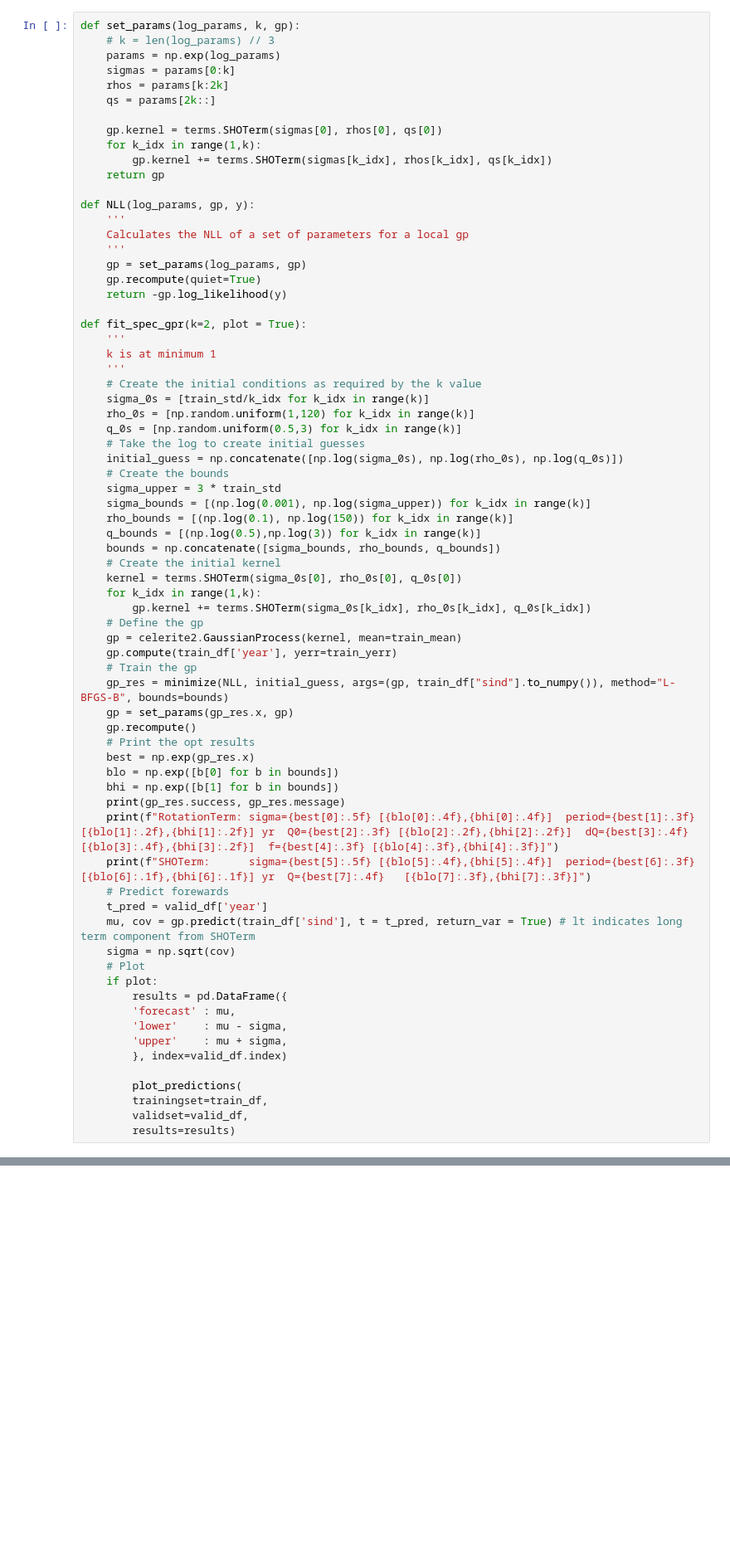
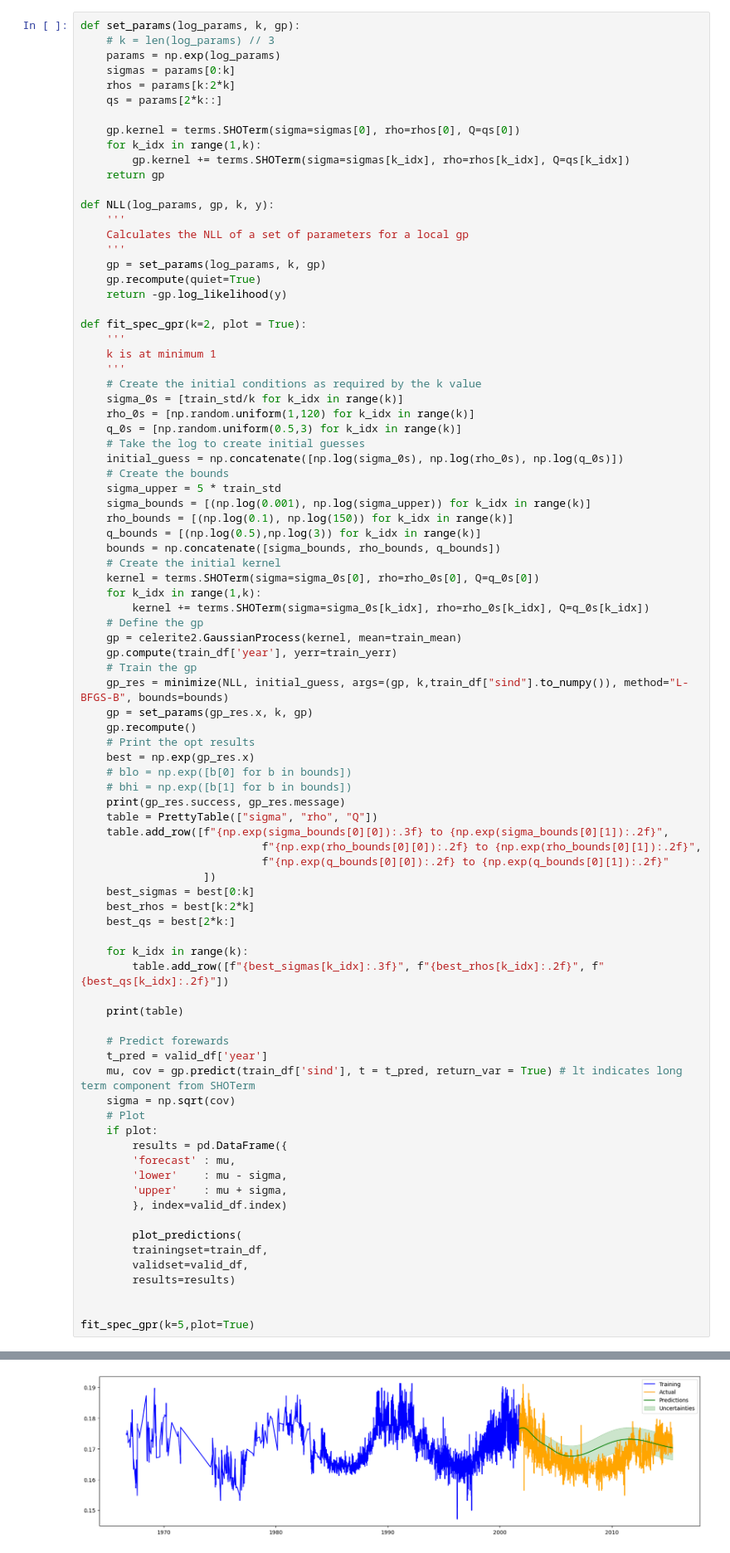
Before and after one commit to JoeyWee1/SolarCycleForecasting, a Jupyter notebook: GPR_Spectrum_Kernel.ipynb, the cells around one changed output, grey strips where cells are left out. Shown at 83% size. Saved outputs shown, nothing was run; the diff lists cells and outputs as text; blank space fills up the shorter version.

Commit message:
got the spectrum kernel working; now update such that the initial conds begin in different spaces

```diff
--- a/GPR_Spectrum_Kernel.ipynb
+++ b/GPR_Spectrum_Kernel.ipynb
@@ -63,19 +64,19 @@ def set_params(log_params, k, gp):
     # k = len(log_params) // 3
     params = np.exp(log_params)
     sigmas = params[0:k]
-    rhos = params[k:2k]
-    qs = params[2k::]
+    rhos = params[k:2*k]
+    qs = params[2*k::]
 
-    gp.kernel = terms.SHOTerm(sigmas[0], rhos[0], qs[0])
+    gp.kernel = terms.SHOTerm(sigma=sigmas[0], rho=rhos[0], Q=qs[0])
     for k_idx in range(1,k):
-        gp.kernel += terms.SHOTerm(sigmas[k_idx], rhos[k_idx], qs[k_idx])
+        gp.kernel += terms.SHOTerm(sigma=sigmas[k_idx], rho=rhos[k_idx], Q=qs[k_idx])
     return gp
 
-def NLL(log_params, gp, y):
+def NLL(log_params, gp, k, y):
     '''
     Calculates the NLL of a set of parameters for a local gp
     '''
-    gp = set_params(log_params, gp)
+    gp = set_params(log_params, k, gp)
     gp.recompute(quiet=True)
     return -gp.log_likelihood(y)
 
@@ -84,35 +85,47 @@ def fit_spec_gpr(k=2, plot = True):
     k is at minimum 1
     '''
     # Create the initial conditions as required by the k value
-    sigma_0s = [train_std/k_idx for k_idx in range(k)]
+    sigma_0s = [train_std/k for k_idx in range(k)]
     rho_0s = [np.random.uniform(1,120) for k_idx in range(k)]
     q_0s = [np.random.uniform(0.5,3) for k_idx in range(k)]
     # Take the log to create initial guesses
     initial_guess = np.concatenate([np.log(sigma_0s), np.log(rho_0s), np.log(q_0s)])
     # Create the bounds
-    sigma_upper = 3 * train_std
+    sigma_upper = 5 * train_std
     sigma_bounds = [(np.log(0.001), np.log(sigma_upper)) for k_idx in range(k)]
     rho_bounds = [(np.log(0.1), np.log(150)) for k_idx in range(k)]
     q_bounds = [(np.log(0.5),np.log(3)) for k_idx in range(k)]
     bounds = np.concatenate([sigma_bounds, rho_bounds, q_bounds])
     # Create the initial kernel
-    kernel = terms.SHOTerm(sigma_0s[0], rho_0s[0], q_0s[0])
+    kernel = terms.SHOTerm(sigma=sigma_0s[0], rho=rho_0s[0], Q=q_0s[0])
     for k_idx in range(1,k):
-        gp.kernel += terms.SHOTerm(sigma_0s[k_idx], rho_0s[k_idx], q_0s[k_idx])
+        kernel += terms.SHOTerm(sigma=sigma_0s[k_idx], rho=rho_0s[k_idx], Q=q_0s[k_idx])
     # Define the gp
     gp = celerite2.GaussianProcess(kernel, mean=train_mean)
     gp.compute(train_df['year'], yerr=train_yerr)
     # Train the gp
-    gp_res = minimize(NLL, initial_guess, args=(gp, train_df["sind"].to_numpy()), method="L-BFGS-B", bounds=bounds)
-    gp = set_params(gp_res.x, gp)
+    gp_res = minimize(NLL, initial_guess, args=(gp, k,train_df["sind"].to_numpy()), method="L-BFGS-B", bounds=bounds)
+    gp = set_params(gp_res.x, k, gp)
     gp.recompute()
     # Print the opt results
     best = np.exp(gp_res.x)
-    blo = np.exp([b[0] for b in bounds])
-    bhi = np.exp([b[1] for b in bounds])
+    # blo = np.exp([b[0] for b in bounds])
+    # bhi = np.exp([b[1] for b in bounds])
     print(gp_res.success, gp_res.message)
-    print(f"RotationTerm: sigma={best[0]:.5f} [{blo[0]:.4f},{bhi[0]:.4f}]  period={best[1]:.3f} [{blo[1]:.2f},{bhi[1]:.2f}] yr  Q0={best[2]:.3f} [{blo[2]:.2f},{bhi[2]:.2f}]  dQ={best[3]:.4f} [{blo[3]:.4f},{bhi[3]:.2f}]  f={best[4]:.3f} [{blo[4]:.3f},{bhi[4]:.3f}]")
-    print(f"SHOTerm:      sigma={best[5]:.5f} [{blo[5]:.4f},{bhi[5]:.4f}]  period={best[6]:.3f} [{blo[6]:.1f},{bhi[6]:.1f}] yr  Q={best[7]:.4f}   [{blo[7]:.3f},{bhi[7]:.3f}]")
+    table = PrettyTable(["sigma", "rho", "Q"])
+    table.add_row([f"{np.exp(sigma_bounds[0][0]):.3f} to {np.exp(sigma_bounds[0][1]):.2f}",
+                            f"{np.exp(rho_bounds[0][0]):.2f} to {np.exp(rho_bounds[0][1]):.2f}",
+                            f"{np.exp(q_bounds[0][0]):.2f} to {np.exp(q_bounds[0][1]):.2f}"
+                   ])
+    best_sigmas = best[0:k]
+    best_rhos = best[k:2*k]
+    best_qs = best[2*k:]
+
+    for k_idx in range(k):
+        table.add_row([f"{best_sigmas[k_idx]:.3f}", f"{best_rhos[k_idx]:.2f}", f"{best_qs[k_idx]:.2f}"])
+
+    print(table)
+
     # Predict forewards
     t_pred = valid_df['year']
     mu, cov = gp.predict(train_df['sind'], t = t_pred, return_var = True) # lt indicates long term component from SHOTerm
@@ -129,3 +142,7 @@ def fit_spec_gpr(k=2, plot = True):
         trainingset=train_df,
         validset=valid_df,
         results=results)
+
+
+fit_spec_gpr(k=5,plot=True)
+# %% [output]
@@ -131,0 +160 @@ def fit_spec_gpr(k=2, plot = True):
+[figure, added]
```
Also changed, not shown: parts of 3 cells of this notebook.
